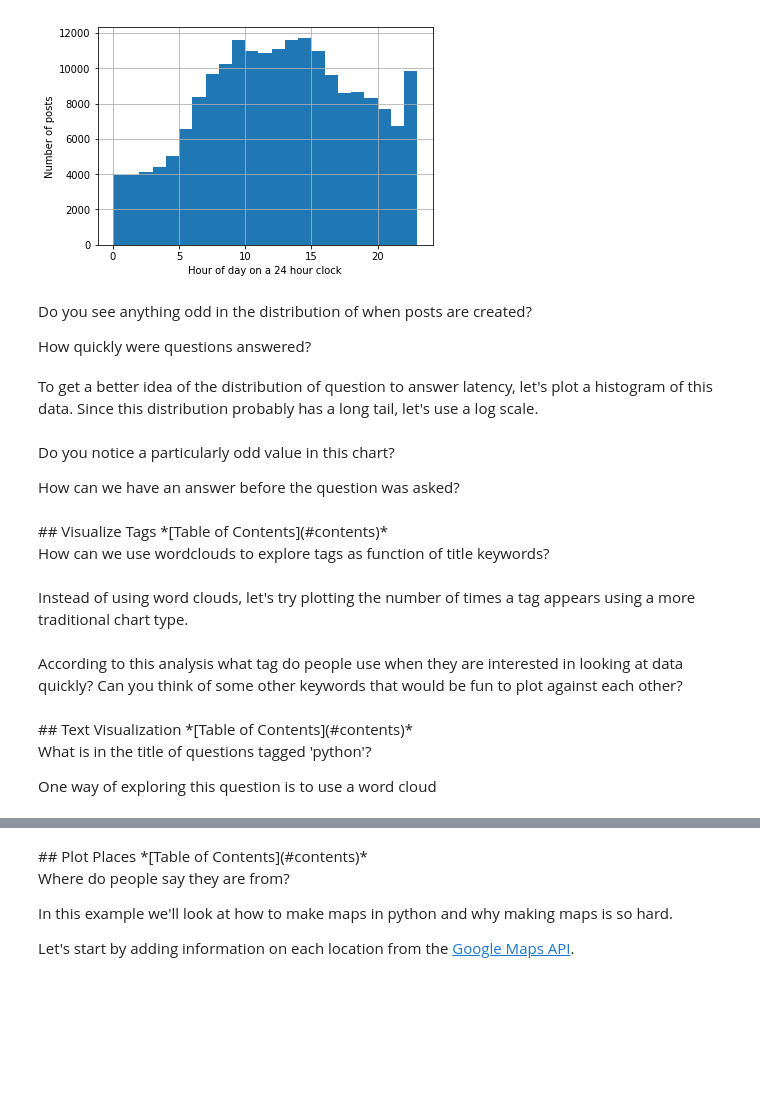
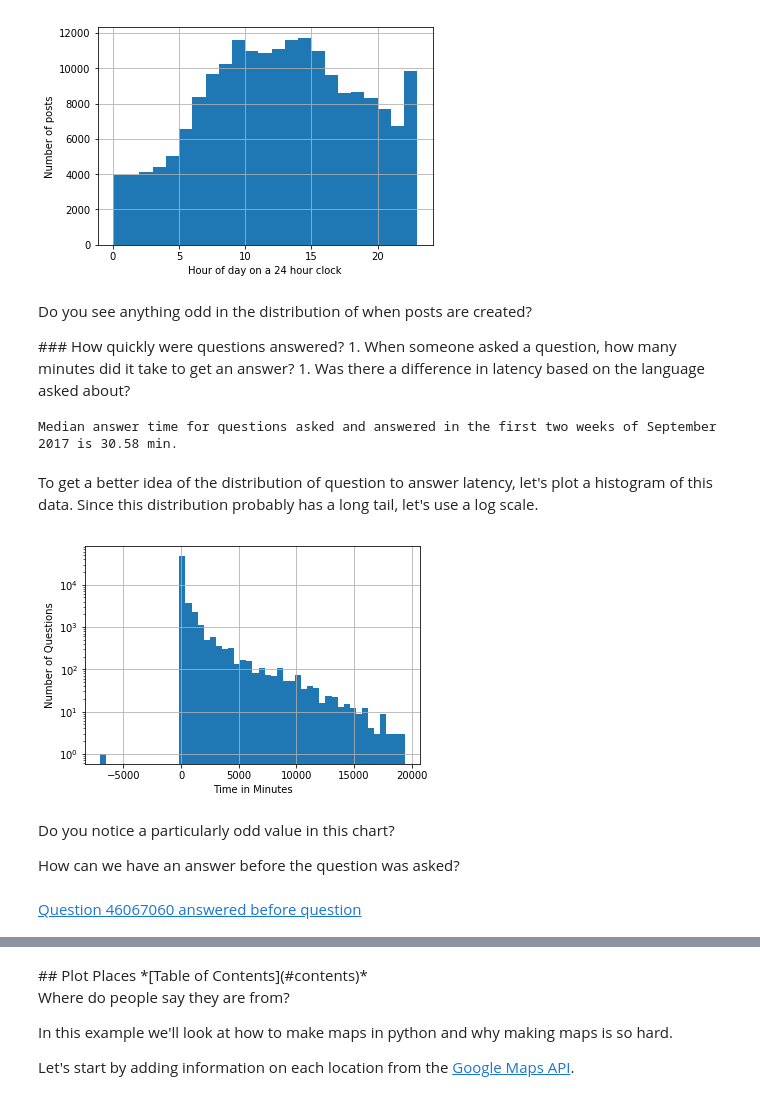
Before and after one commit to kbrady/pytn_2018, a Jupyter notebook: Visualization Talk.ipynb, the cells around one changed output, grey strips where cells are left out. Cells and saved outputs as stored; diff of their text form; code cells hidden in the pictures; blank space fills up the shorter version.

Commit message:
Remove word clouds and add word correlations

```diff
--- a/Visualization Talk.ipynb
+++ b/Visualization Talk.ipynb
@@ -230,7 +230,9 @@ plt.show()
 Do you see anything odd in the distribution of when posts are created?
 
 <div id="firstReply"></div>
-How quickly were questions answered?
+### How quickly were questions answered?
+1. When someone asked a question, how many minutes did it take to get an answer?
+1. Was there a difference in latency based on the language asked about?
 # %%
 # aggregate answers by question id
 answers_by_question = answers.groupby('QuestionId')['CreationDate'].agg(min)
@@ -240,21 +242,25 @@ first_reply = pd.DataFrame({'PostId':answers_by_question.index.values, 'Earliest
 first_reply = pd.merge(first_reply, questions, how='inner', on=['PostId'])
 
 # get the time it took to get an answer
-gap = (first_reply['EarliestReply']-first_reply['CreationDate'])
+first_reply['Latency'] = (first_reply['EarliestReply']-first_reply['CreationDate'])
 # convert to minutes
-gap /= pd.Timedelta(minutes=1)
+first_reply['Latency'] /= pd.Timedelta(minutes=1)
 
 # find the median
-print('Median answer time for questions asked and answered in September 2017 is {0} min.'.format(gap.median()))
+print('Median answer time for questions asked and answered in the first two weeks of September 2017 is {0:.2f} min.'.format(first_reply['Latency'].median()))
+# %% [output]
+Median answer time for questions asked and answered in the first two weeks of September 2017 is 30.58 min.
 # %% [markdown]
 To get a better idea of the distribution of question to answer latency, let's plot a histogram of this data. Since this distribution probably has a long tail, let's use a log scale.
 # %%
 # Let's plot the data
-plt.hist(gap.tolist(), bins = 50)
+first_reply['Latency'].hist(bins=50)
 plt.yscale('log', nonposy='clip')
 plt.ylabel('Number of Questions')
 plt.xlabel('Time in Minutes')
 plt.show()
+# %% [output]
+[figure, added]
 # %% [markdown]
 Do you notice a particularly odd value in this chart?
 
@@ -263,9 +269,5 @@ How can we have an answer before the question was asked?
 weird_questions = first_reply[first_reply['EarliestReply'] < first_reply['CreationDate']]
 links = weird_questions.apply(lambda p: get_link(p, desc='answered before question'), axis=1)
 display(HTML('<br/>'.join(links)))
+# %% [output]
+Question 46067060 answered before question
-# %% [markdown]
-<div id="tags"></div>
-## Visualize Tags
-*[Table of Contents](#contents)*
-
-How can we use wordclouds to explore tags as function of title keywords?
@@ -299,2 +273,0 @@ text_to_wordcloud(group_2_tags.apply(lambda x: ' '.join(x)), "Tags when '"+keywo
-# %% [markdown]
-Instead of using word clouds, let's try plotting the number of times a tag appears using a more traditional chart type.
@@ -338,10 +273,0 @@ show(p)
-# %% [markdown]
-According to this analysis what tag do people use when they are interested in looking at data quickly? Can you think of some other keywords that would be fun to plot against each other?
-# %% [markdown]
-<div id="explore"></div>
-## Text Visualization
-*[Table of Contents](#contents)*
-
-What is in the title of questions tagged 'python'?
-
-One way of exploring this question is to use a word cloud
```
Also changed, not shown: parts of 37 cells of this notebook, 1 other file.
